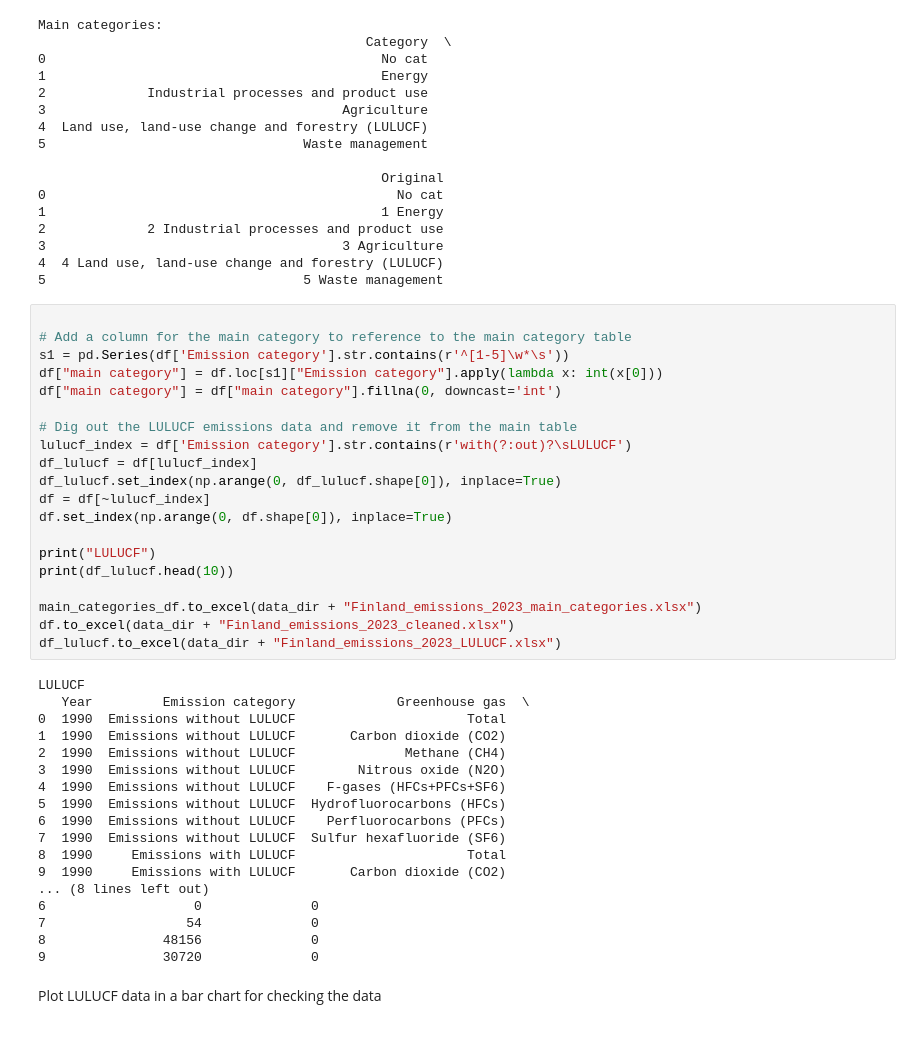
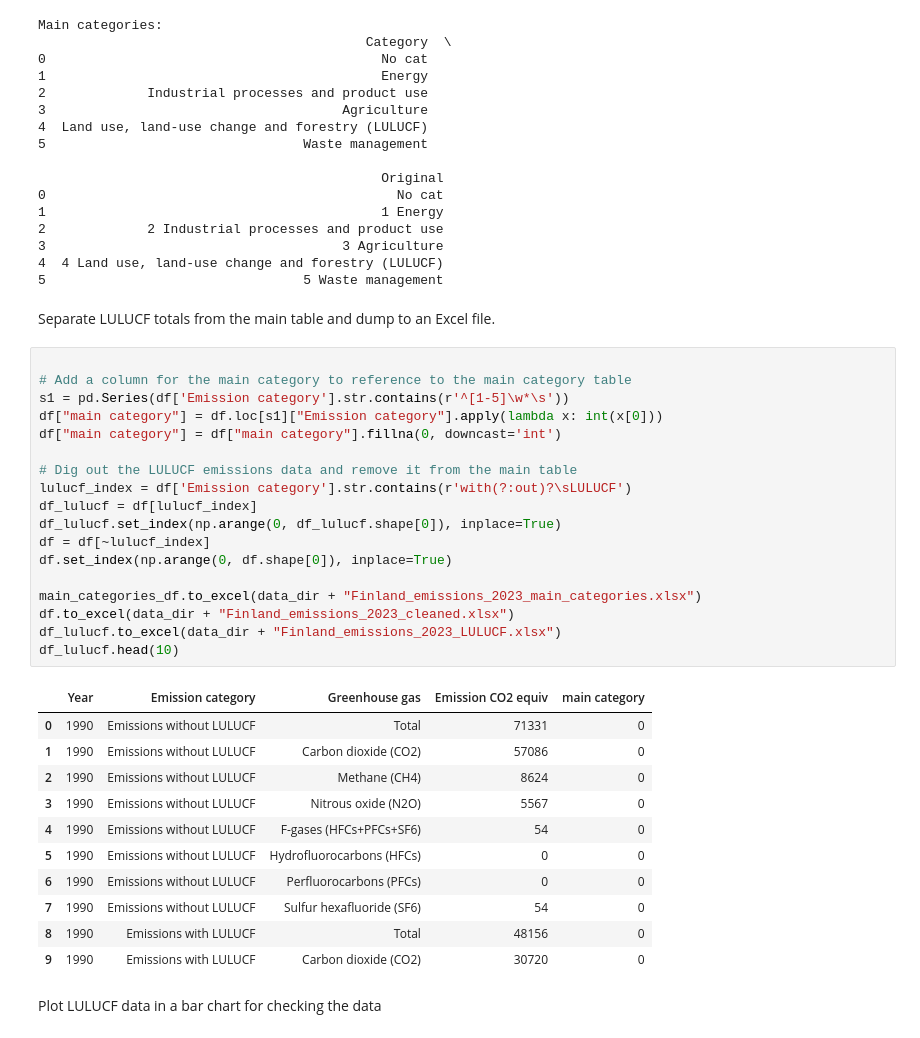
Before and after one commit to jpronkko/FinlandEmissions2023, a Jupyter notebook: Python/check_and_cleanup.ipynb, the cells around one changed output. Cells and saved outputs as stored; diff of their text form.

```diff
--- a/Python/check_and_cleanup.ipynb
+++ b/Python/check_and_cleanup.ipynb
@@ -135,44 +124,38 @@ Main categories:
 3                                      3 Agriculture
 4  4 Land use, land-use change and forestry (LULUCF)
 5                                 5 Waste management
+# %% [markdown]
+Separate LULUCF totals from the main table and dump to an Excel file.
 # %%
 
 # Add a column for the main category to reference to the main category table
 s1 = pd.Series(df['Emission category'].str.contains(r'^[1-5]\w*\s'))
 df["main category"] = df.loc[s1]["Emission category"].apply(lambda x: int(x[0]))
 df["main category"] = df["main category"].fillna(0, downcast='int')
 
 # Dig out the LULUCF emissions data and remove it from the main table
 lulucf_index = df['Emission category'].str.contains(r'with(?:out)?\sLULUCF')
 df_lulucf = df[lulucf_index]
 df_lulucf.set_index(np.arange(0, df_lulucf.shape[0]), inplace=True)
 df = df[~lulucf_index]
 df.set_index(np.arange(0, df.shape[0]), inplace=True)
 
-print("LULUCF")
-print(df_lulucf.head(10))
-
 main_categories_df.to_excel(data_dir + "Finland_emissions_2023_main_categories.xlsx")
 df.to_excel(data_dir + "Finland_emissions_2023_cleaned.xlsx")
 df_lulucf.to_excel(data_dir + "Finland_emissions_2023_LULUCF.xlsx")
+df_lulucf.head(10)
 # %% [output]
-LULUCF
-   Year         Emission category             Greenhouse gas  \
-0  1990  Emissions without LULUCF                      Total
-1  1990  Emissions without LULUCF       Carbon dioxide (CO2)
-2  1990  Emissions without LULUCF              Methane (CH4)
-3  1990  Emissions without LULUCF        Nitrous oxide (N2O)
-4  1990  Emissions without LULUCF    F-gases (HFCs+PFCs+SF6)
-5  1990  Emissions without LULUCF  Hydrofluorocarbons (HFCs)
-6  1990  Emissions without LULUCF    Perfluorocarbons (PFCs)
-7  1990  Emissions without LULUCF  Sulfur hexafluoride (SF6)
-8  1990     Emissions with LULUCF                      Total
-9  1990     Emissions with LULUCF       Carbon dioxide (CO2)
-... (8 lines left out)
-6                   0              0
-7                  54              0
-8               48156              0
-9               30720              0
+|  | Year | Emission category | Greenhouse gas | Emission CO2 equiv | main category |
+| 0 | 1990 | Emissions without LULUCF | Total | 71331 | 0 |
+| 1 | 1990 | Emissions without LULUCF | Carbon dioxide (CO2) | 57086 | 0 |
+| 2 | 1990 | Emissions without LULUCF | Methane (CH4) | 8624 | 0 |
+| 3 | 1990 | Emissions without LULUCF | Nitrous oxide (N2O) | 5567 | 0 |
+| 4 | 1990 | Emissions without LULUCF | F-gases (HFCs+PFCs+SF6) | 54 | 0 |
+| 5 | 1990 | Emissions without LULUCF | Hydrofluorocarbons (HFCs) | 0 | 0 |
+| 6 | 1990 | Emissions without LULUCF | Perfluorocarbons (PFCs) | 0 | 0 |
+| 7 | 1990 | Emissions without LULUCF | Sulfur hexafluoride (SF6) | 54 | 0 |
+| 8 | 1990 | Emissions with LULUCF | Total | 48156 | 0 |
+| 9 | 1990 | Emissions with LULUCF | Carbon dioxide (CO2) | 30720 | 0 |
 # %% [markdown]
 Plot LULUCF data in a bar chart for checking the data
 # %%
```
Also changed, not shown: parts of 12 cells of this notebook, 7 other files.
